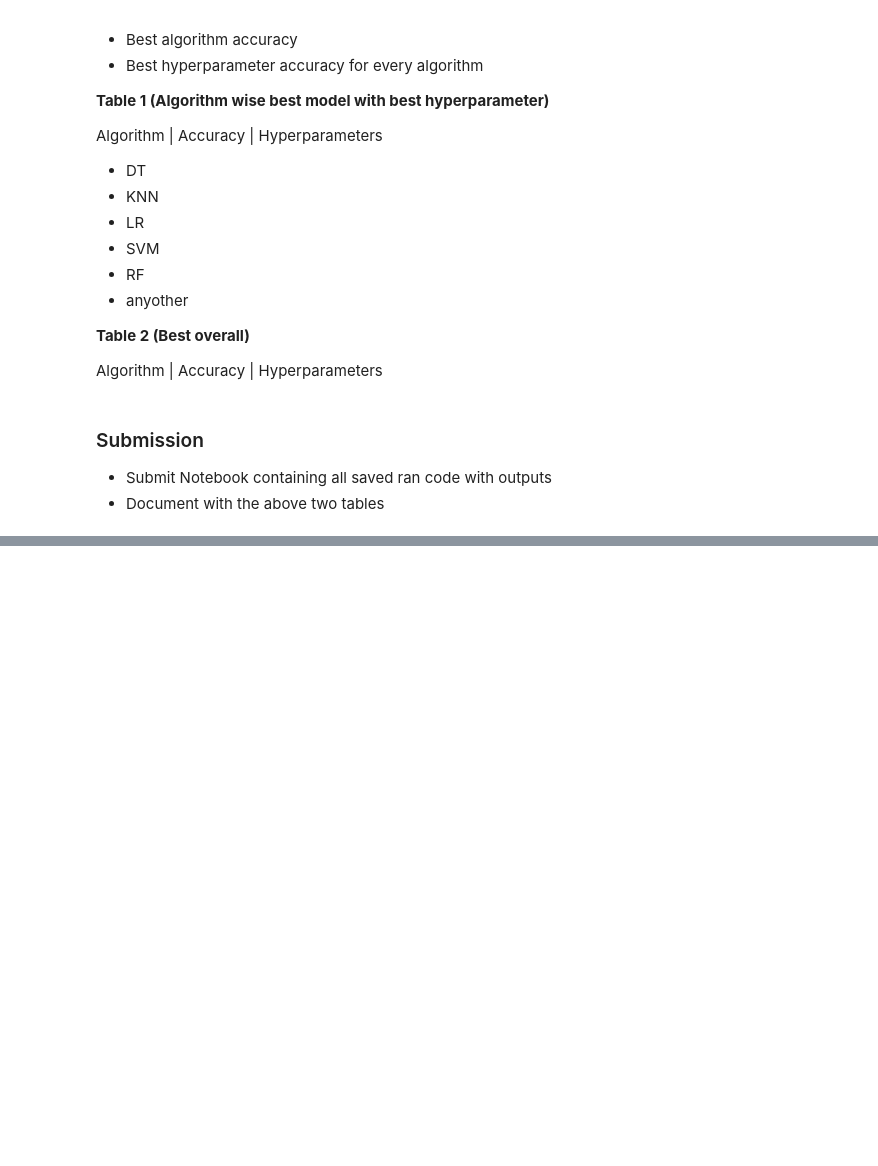
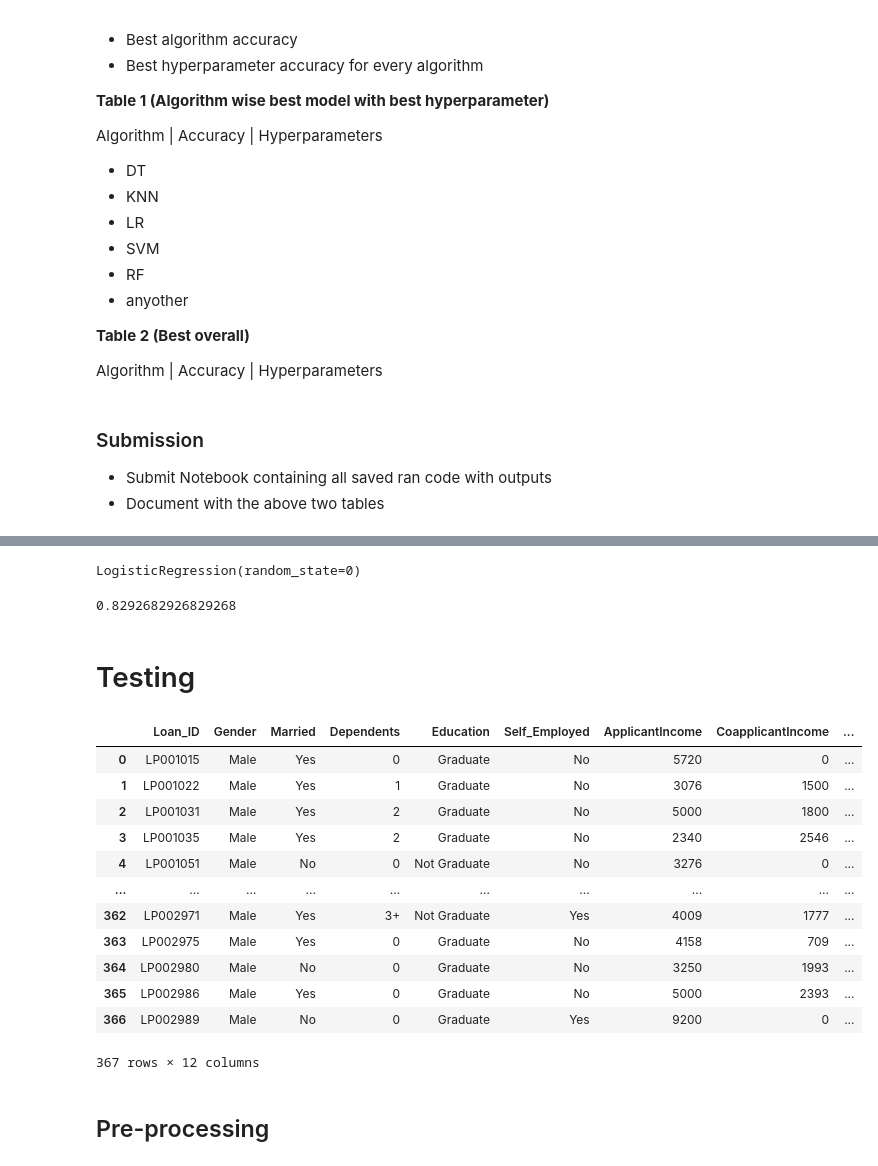
Before and after one commit to Mayureshkn99/ML1, a Jupyter notebook: Tasks/Task 10 - Mayuresh (101429375)/Task10_Benchmark_ML_Algorithms.ipynb, the cells around one changed output, grey strips where cells are left out. Cells and saved outputs as stored; diff of their text form; code cells hidden in the pictures; blank space fills up the shorter version.

```diff
--- a/Tasks/Task 10 - Mayuresh (101429375)/Task10_Benchmark_ML_Algorithms.ipynb
+++ b/Tasks/Task 10 - Mayuresh (101429375)/Task10_Benchmark_ML_Algorithms.ipynb
@@ -131,0 +682,34 @@ dtype: int64
+# %%
+blender.fit(base_model_train_predictions, y_test)
+blender_predictions = blender.predict(base_model_train_predictions)
+# %% [output]
+LogisticRegression(random_state=0)
+# %%
+# Accuracy of the blender model
+
+accuracy_score(y_test, blender_predictions)
+# %% [output]
+0.8292682926829268
+# %% [markdown]
+# Testing
+# %%
+# Loading the test dataset
+
+test = pd.read_csv("https://raw.githubusercontent.com/subashgandyer/datasets/main/loan_test.csv")
+test
+# %% [output]
+|  | Loan_ID | Gender | Married | Dependents | Education | Self_Employed | ApplicantIncome | CoapplicantIncome | ... |
+| 0 | LP001015 | Male | Yes | 0 | Graduate | No | 5720 | 0 | ... |
+| 1 | LP001022 | Male | Yes | 1 | Graduate | No | 3076 | 1500 | ... |
+| 2 | LP001031 | Male | Yes | 2 | Graduate | No | 5000 | 1800 | ... |
+| 3 | LP001035 | Male | Yes | 2 | Graduate | No | 2340 | 2546 | ... |
+| 4 | LP001051 | Male | No | 0 | Not Graduate | No | 3276 | 0 | ... |
+| ... | ... | ... | ... | ... | ... | ... | ... | ... | ... |
+| 362 | LP002971 | Male | Yes | 3+ | Not Graduate | Yes | 4009 | 1777 | ... |
+| 363 | LP002975 | Male | Yes | 0 | Graduate | No | 4158 | 709 | ... |
+| 364 | LP002980 | Male | No | 0 | Graduate | No | 3250 | 1993 | ... |
+| 365 | LP002986 | Male | Yes | 0 | Graduate | No | 5000 | 2393 | ... |
+| 366 | LP002989 | Male | No | 0 | Graduate | Yes | 9200 | 0 | ... |
+367 rows × 12 columns
+# %% [markdown]
+## Pre-processing
```
Also changed, not shown: parts of 78 cells of this notebook, 1 other file.
